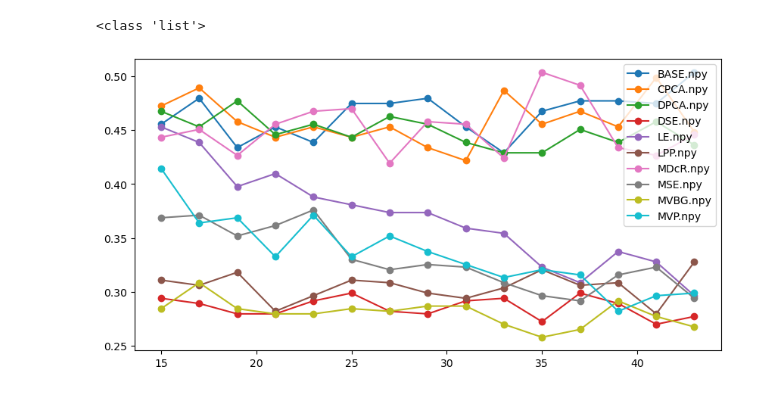
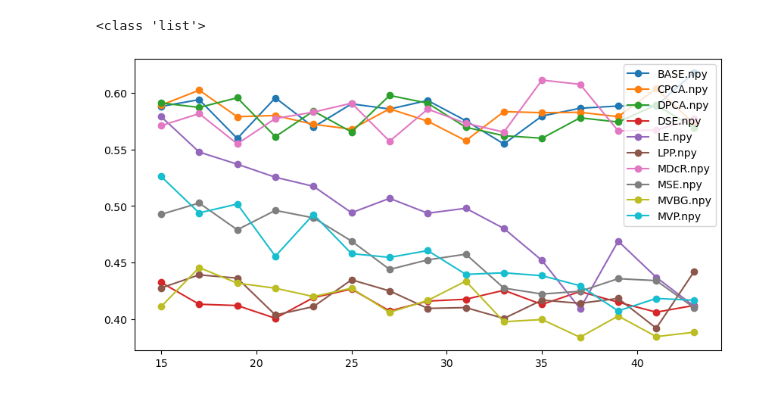
Before and after one commit to yiwei1029/mvbg, a Jupyter notebook: test_mp/plot.ipynb, the cells around one changed output. Saved outputs shown, nothing was run; the diff lists cells and outputs as text; code cells hidden in the pictures.

```diff
--- a/test_mp/plot.ipynb
+++ b/test_mp/plot.ipynb
@@ -1,17 +1,17 @@
 # %%
 import numpy as np
 import matplotlib.pyplot as plt
 import os
-path = '../result/acc/YALE/'
+path = '../result/nmi/YALE/'
 models=os.listdir(path)
 models.remove('d_range.npy')
 plt.figure(figsize=(10,5))
 for model in models:
     temp = np.load(path+f'{model}')
     range   = np.load(path+'d_range.npy')
     plt.plot(range,temp,marker='o',label = model)
-plt.legend()
+plt.legend(loc='best')
 print(type(models))
 # %% [output]
 <class 'list'>
-[figure, old version]
+[figure, new version]
```
Also changed, not shown: 4 other files.
